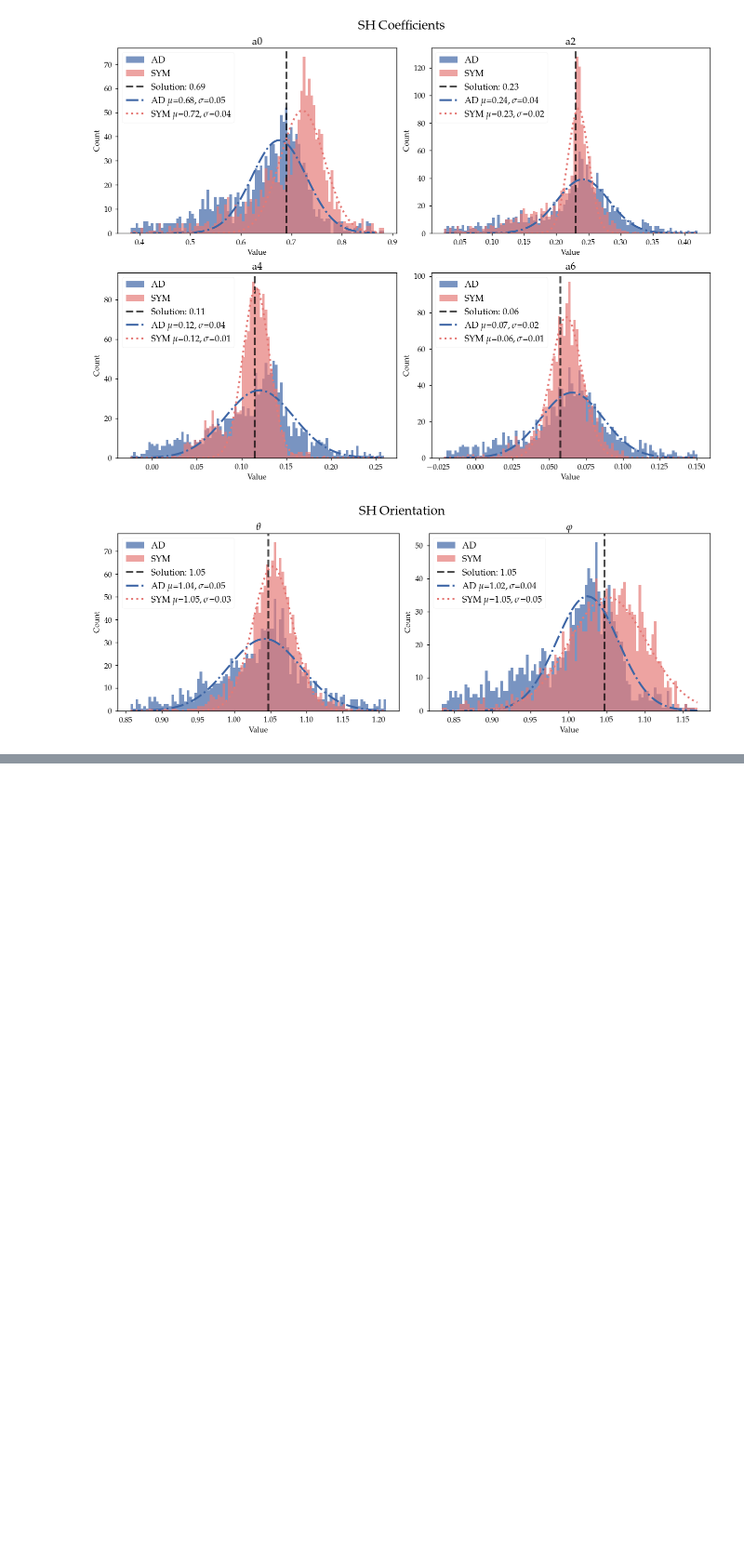
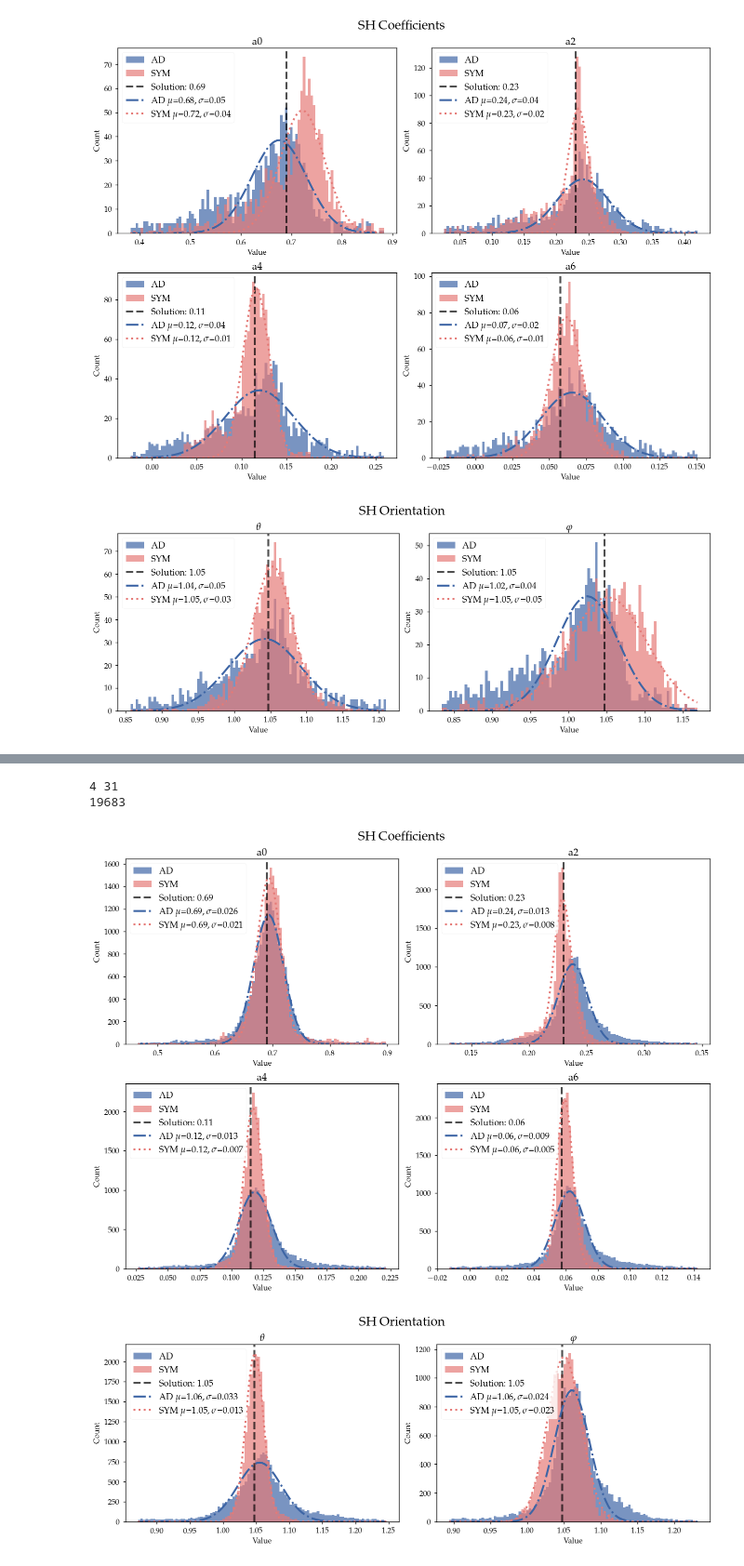
Before and after one commit to RubenDragland/XRD_CT, a Jupyter notebook: Results/data_analysis.ipynb, the cells around one changed output, grey strips where cells are left out. Shown at 93% size. Drawn from its saved outputs; the diff is of its cells as text; code cells hidden in the pictures; blank space fills up the shorter version.

```diff
--- a/Results/data_analysis.ipynb
+++ b/Results/data_analysis.ipynb
@@ -104,0 +147,53 @@ plot_loss_curves(loss_data, save=False, DPI=100)
+# %%
+Dummy_path = r"C:\Users\Bruker\OneDrive\Dokumenter\NTNU\XRD_CT\Data Sets\Dummy_periodic_filter1_27cube_8off_0align.mat"
+Dummy_1f27c8o = SH_Reconstruction(Dummy_path, dataset=True)
+symbolic_path = r"C:\Users\Bruker\OneDrive\Dokumenter\NTNU\XRD_CT\Results\thesis_res\result_Dummy_periodic_filter1_27cube_8off_0align_q17-40_all_again_symbolic.mat"
+symbolic_1f27c8o = SH_Reconstruction(symbolic_path, dataset=False)
+AD_path = r"C:\Users\Bruker\OneDrive\Dokumenter\NTNU\XRD_CT\Results\thesis_res\result_Dummy_periodic_filter1_27cube_8off_0align_q17-40_all_again_AD_python.mat"
+AD_1f27c8o = SH_Reconstruction(AD_path, dataset=False)
+# %%
+s1, s2 = Dummy_1f27c8o.slice
+print(s1, s2)
+len_test = len(AD_1f27c8o.a0[s1:s2, s1:s2, s1:s2].flatten())
+print(len_test)
+
+
+
+plot_SH_aligned_distribution(
+    AD_1f27c8o,
+    symbolic_1f27c8o,
+    Dummy_1f27c8o.params[:,0,0,0],
+    Dummy_1f27c8o.slice,
+    "coeffs",
+    title="SH ",
+    bins=100,
+    save=False,
+    save_name="thesis_res/SH_coeffs_aligned_distribution",
+    std_c=2.5,
+    DPI = 100,
+    morefigs = False,
+)
+plot_SH_aligned_distribution(
+    AD_1f27c8o,
+    symbolic_1f27c8o,
+    Dummy_1f27c8o.params[-2:,0,0,0],
+    Dummy_1f27c8o.slice,
+    "angles",
+    title="SH ",
+    bins=100,
+    save=False,
+    save_name="thesis_res/SH_coeffs_aligned_distribution",
+    std_c=2.5,
+    DPI = 100,
+    shareaxis = False)
+
+loss_data = {}
+loss_data["AD"] = [AD_1f27c8o.loss_curve, AD_1f27c8o.tot_time]
+loss_data["SYM"] = [symbolic_1f27c8o.loss_curve, symbolic_1f27c8o.tot_time]
+
+plot_loss_curves(loss_data, save=False, DPI=100, logcurve=True, yloglim = (1e-1,1e2))
+# %% [output]
+4 31
+19683
+[figure, added]
+[figure, added]
```
Also changed, not shown: parts of 12 cells of this notebook, 1 other file.
